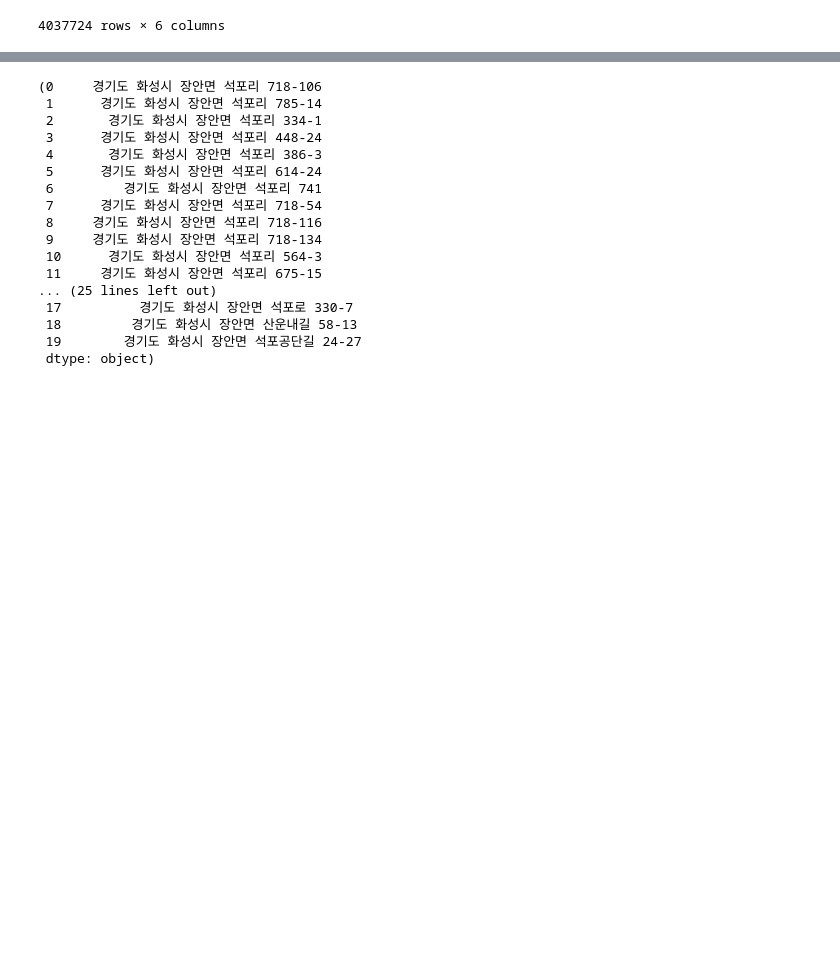
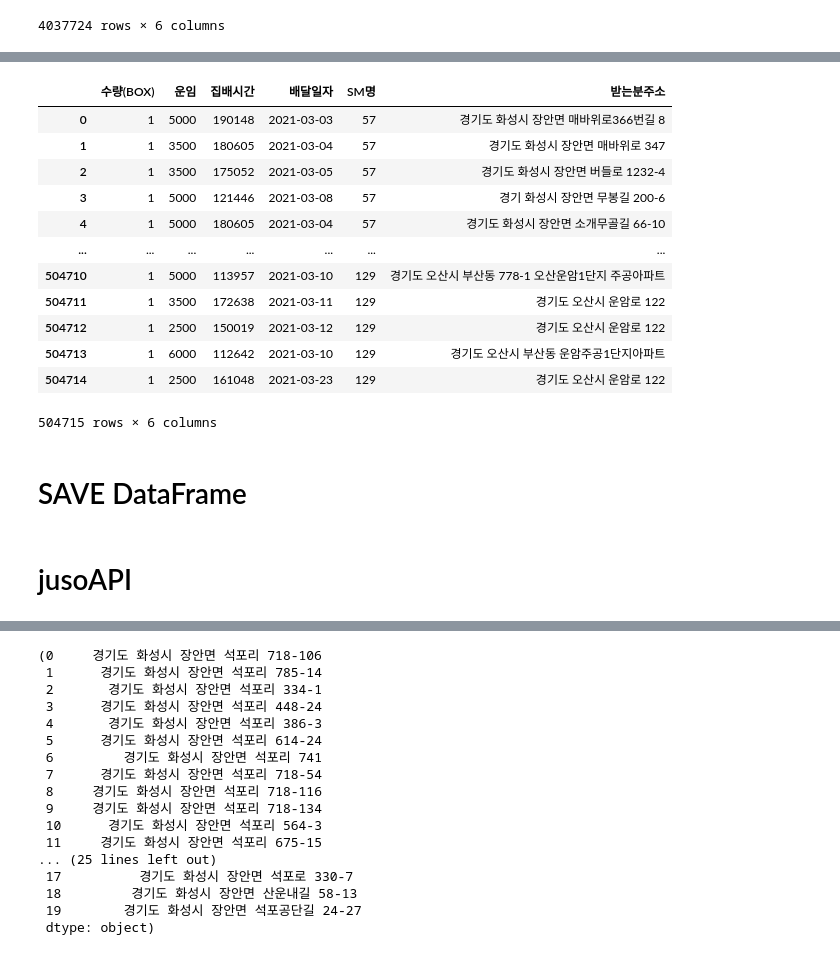
Before and after one commit to jl749/CJ_VRP, a Jupyter notebook: JM/final_script.ipynb, the cells around one changed output, grey strips where cells are left out. Cells and saved outputs as stored; diff of their text form; code cells hidden in the pictures; blank space fills up the shorter version.

```diff
--- a/JM/final_script.ipynb
+++ b/JM/final_script.ipynb
@@ -173,0 +188,19 @@ df
+# %%
+size = df.shape[0] // 8
+df[ : size]
+# %% [output]
+|  | 수량(BOX) | 운임 | 집배시간 | 배달일자 | SM명 | 받는분주소 |
+| 0 | 1 | 5000 | 190148 | 2021-03-03 | 57 | 경기도 화성시 장안면 매바위로366번길 8 |
+| 1 | 1 | 3500 | 180605 | 2021-03-04 | 57 | 경기도 화성시 장안면 매바위로 347 |
+| 2 | 1 | 3500 | 175052 | 2021-03-05 | 57 | 경기도 화성시 장안면 버들로 1232-4 |
+| 3 | 1 | 5000 | 121446 | 2021-03-08 | 57 | 경기 화성시 장안면 무봉길 200-6 |
+| 4 | 1 | 5000 | 180605 | 2021-03-04 | 57 | 경기도 화성시 장안면 소개무골길 66-10 |
+| ... | ... | ... | ... | ... | ... | ... |
+| 504710 | 1 | 5000 | 113957 | 2021-03-10 | 129 | 경기도 오산시 부산동 778-1 오산운암1단지 주공아파트 |
+| 504711 | 1 | 3500 | 172638 | 2021-03-11 | 129 | 경기도 오산시 운암로 122 |
+| 504712 | 1 | 2500 | 150019 | 2021-03-12 | 129 | 경기도 오산시 운암로 122 |
+| 504713 | 1 | 6000 | 112642 | 2021-03-10 | 129 | 경기도 오산시 부산동 운암주공1단지아파트 |
+| 504714 | 1 | 2500 | 161048 | 2021-03-23 | 129 | 경기도 오산시 운암로 122 |
+504715 rows × 6 columns
+# %% [markdown]
+# SAVE DataFrame
@@ -174,3 +218,5 @@ df
+# %% [markdown]
+# jusoAPI
 # %%
 from urllib.parse import quote_plus, urlencode
 from urllib.request import urlopen, Request
```
Also changed, not shown: parts of 4 cells of this notebook.
